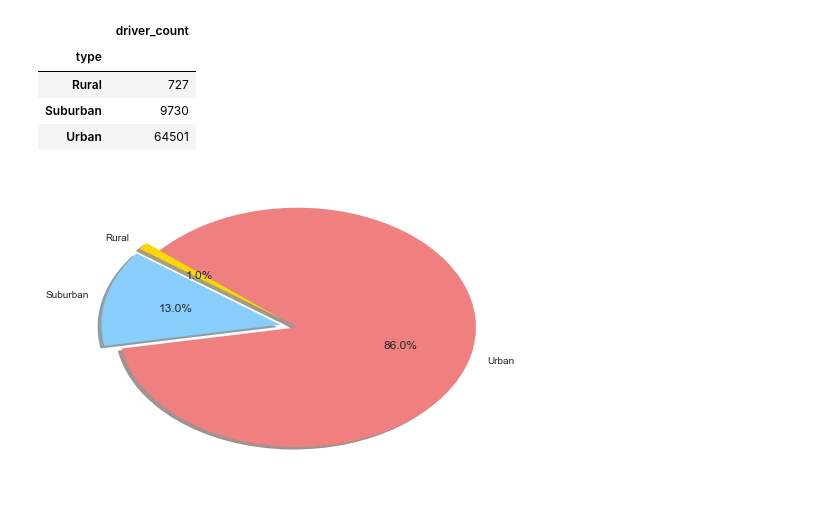
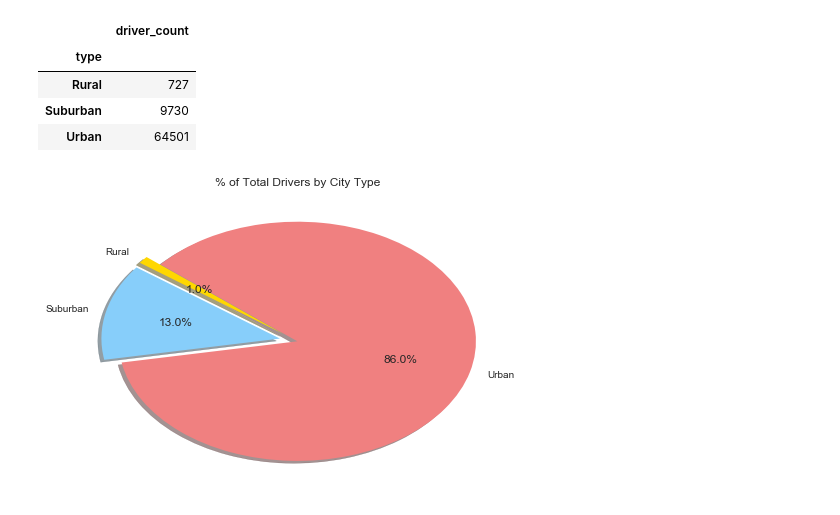
Before and after one commit to lizleano/Pyber, a Jupyter notebook: Pyber Ride Sharing.ipynb, the cells around one changed output. Saved outputs shown, nothing was run; the diff lists cells and outputs as text; code cells hidden in the pictures.

```diff
--- a/Pyber Ride Sharing.ipynb
+++ b/Pyber Ride Sharing.ipynb
@@ -157,13 +160,15 @@ drivers_df
 # %%
 # Data to plot
 labels = drivers_df.index.tolist()
 explode = (0.1, 0.1, 0)
 
 
 # # Plot
 plt.pie(drivers_df['driver_count'], explode=explode, labels=labels, colors=colors,
         autopct='%1.1f%%', shadow=True, startangle=140)
 
+
+plt.title("% of Total Drivers by City Type")
 plt.show()
 # %% [output]
-[figure, old version]
+[figure, new version]
```
Also changed, not shown: parts of 2 cells of this notebook, 2 other files.
